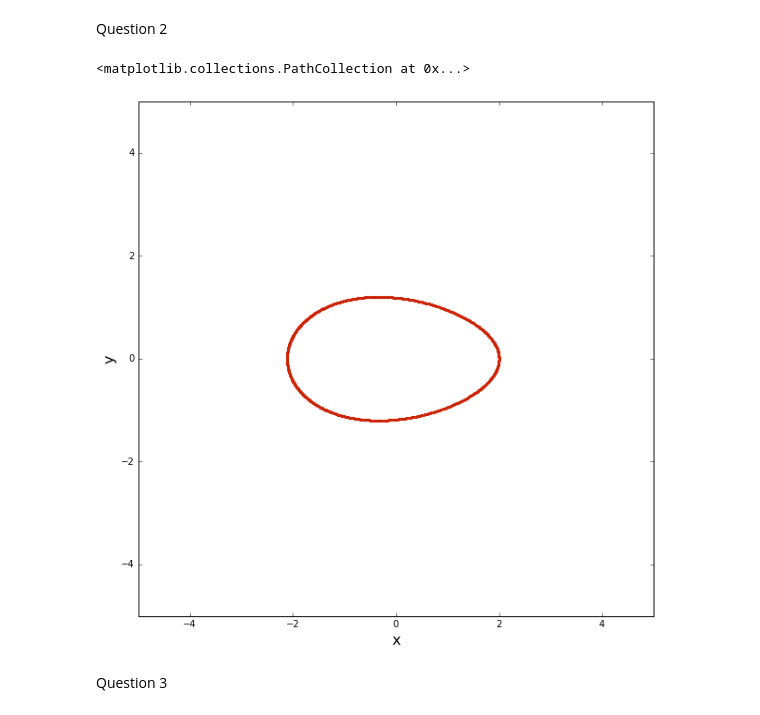
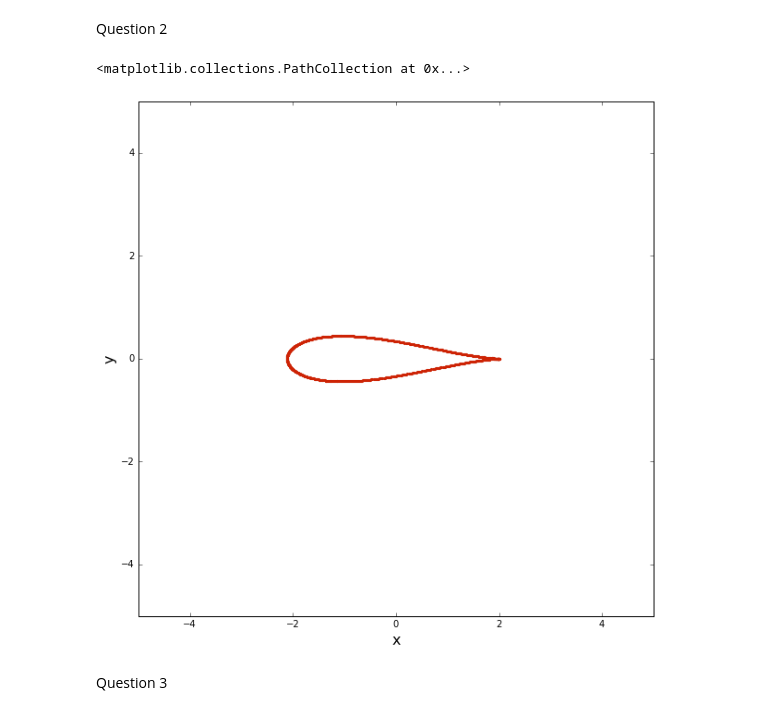
Before and after one commit to wuxuetianzi/mae6226-workspace, a Jupyter notebook: assignment2.ipynb, the cells around one changed output. Drawn from its saved outputs; the diff is of its cells as text; code cells hidden in the pictures.

```diff
--- a/assignment2.ipynb
+++ b/assignment2.ipynb
@@ -80,22 +80,22 @@ a2,b2=c1-r1,0
 # %%
 theta = numpy.arange(0, 2*numpy.pi, 0.01)
 x2 = a2+r1 * numpy.cos(theta)
 y2 = b2+r1 * numpy.sin(theta)
 
 z1=x2+y2*1j
 ep1=z1+c1**2/z1
 
 
 size = 10
 pyplot.figure(figsize=(size, (y_end-y_start)/(x_end-x_start)*size))
 pyplot.xlabel('x', fontsize=16)
 pyplot.ylabel('y', fontsize=16)
 pyplot.xlim(x_start, x_end)
 pyplot.ylim(y_start, y_end)
-pyplot.scatter(ep1,y2, s=10, color='#CD2305', marker='o', linewidth=0)
+pyplot.scatter(ep1.real,ep1.imag, s=10, color='#CD2305', marker='o', linewidth=0)
 # %% [output]
 <matplotlib.collections.PathCollection at 0x...>
-[figure, old version]
+[figure, new version]
 # %% [markdown]
 Question 3
 # %%
```
Also changed, not shown: parts of 39 cells of this notebook.
